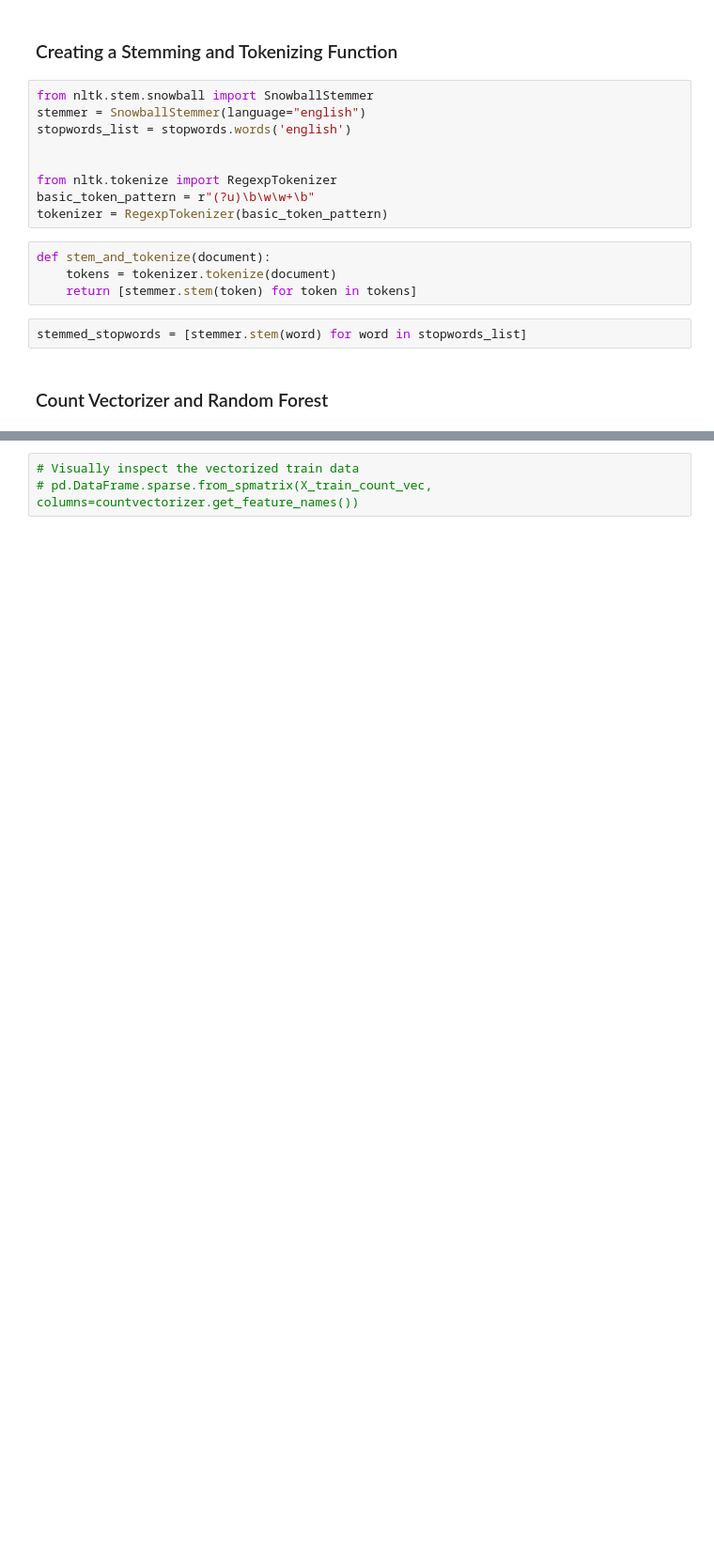
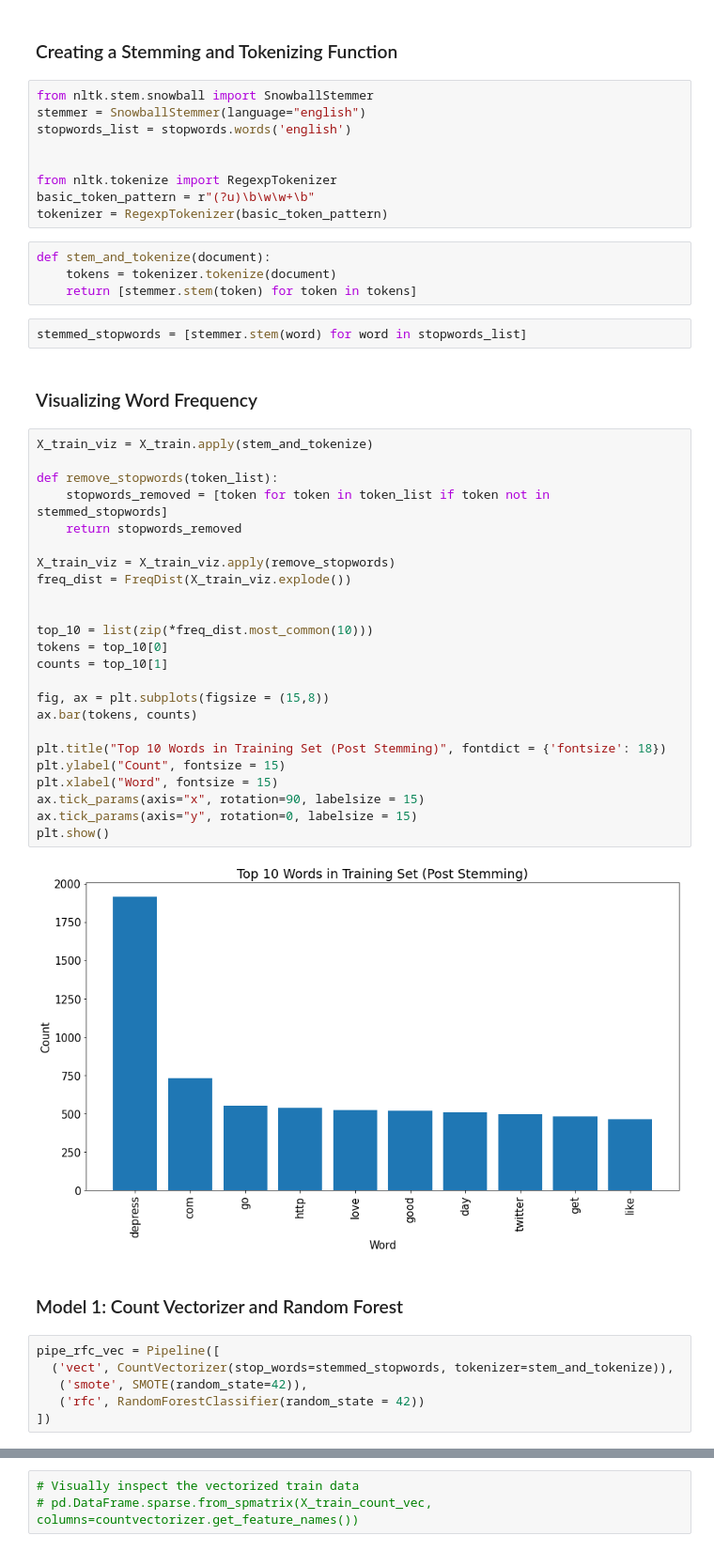
Before and after one commit to jordanate/depression-tweets-sentiment-analysis, a Jupyter notebook: phase-4-project-notebook.ipynb, the cells around one changed output, grey strips where cells are left out. Shown at 94% size. Drawn from its saved outputs; the diff is of its cells as text; blank space fills up the shorter version.

```diff
--- a/phase-4-project-notebook.ipynb
+++ b/phase-4-project-notebook.ipynb
@@ -105,5 +121,39 @@ def stem_and_tokenize(document):
     return [stemmer.stem(token) for token in tokens]
 # %%
 stemmed_stopwords = [stemmer.stem(word) for word in stopwords_list]
+# %% [markdown]
+### Visualizing Word Frequency
+# %%
+X_train_viz = X_train.apply(stem_and_tokenize)
+
+def remove_stopwords(token_list):
+    stopwords_removed = [token for token in token_list if token not in stemmed_stopwords]
+    return stopwords_removed
+
+X_train_viz = X_train_viz.apply(remove_stopwords)
+freq_dist = FreqDist(X_train_viz.explode())
+
+
+top_10 = list(zip(*freq_dist.most_common(10)))
+tokens = top_10[0]
+counts = top_10[1]
+
+fig, ax = plt.subplots(figsize = (15,8))
+ax.bar(tokens, counts)
+
+plt.title("Top 10 Words in Training Set (Post Stemming)", fontdict = {'fontsize': 18})
+plt.ylabel("Count", fontsize = 15)
+plt.xlabel("Word", fontsize = 15)
+ax.tick_params(axis="x", rotation=90, labelsize = 15)
+ax.tick_params(axis="y", rotation=0, labelsize = 15)
+plt.show()
+# %% [output]
+[figure, added]
 # %% [markdown]
-### Count Vectorizer and Random Forest
+### Model 1: Count Vectorizer and Random Forest
+# %%
+pipe_rfc_vec = Pipeline([
+  ('vect', CountVectorizer(stop_words=stemmed_stopwords, tokenizer=stem_and_tokenize)),
+   ('smote', SMOTE(random_state=42)),
+   ('rfc', RandomForestClassifier(random_state = 42))
+])
```
Also changed, not shown: parts of 88 cells of this notebook, 2 other files.
